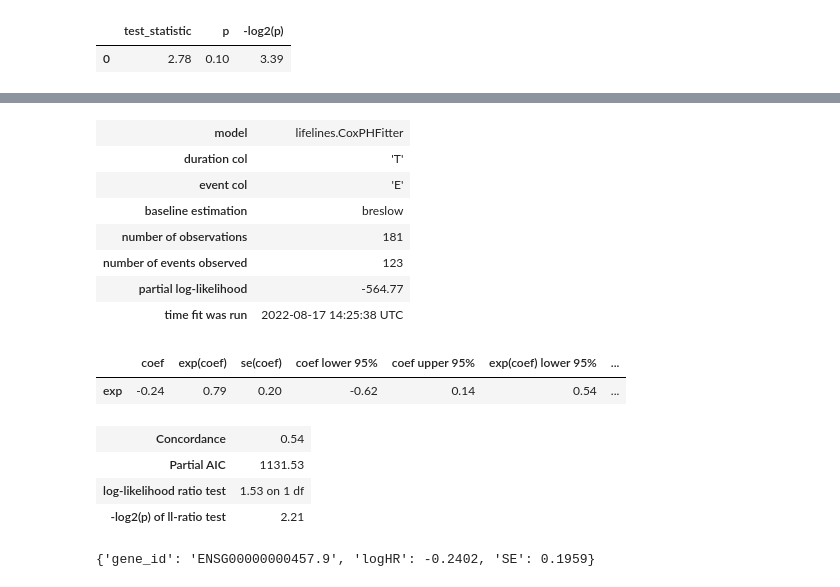
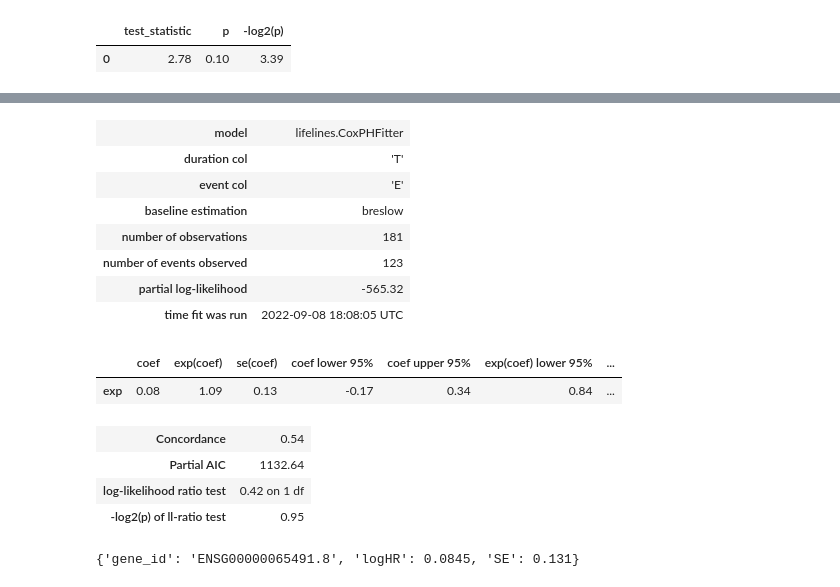
Before and after one commit to bhklab/icb_data_exploration_and_analysis, a Jupyter notebook: Code/Preliminary/Python/Preliminary-Analyses.ipynb, the cells around one changed output, grey strips where cells are left out. Cells and saved outputs as stored; diff of their text form; code cells hidden in the pictures.

```diff
--- a/Code/Preliminary/Python/Preliminary-Analyses.ipynb
+++ b/Code/Preliminary/Python/Preliminary-Analyses.ipynb
@@ -125,7 +141,7 @@ The p-value = 0.2078 represents there is not a statistically significant associa
 y = dat_sample_subset["response"]
 x = dat_exp.transpose()
 
-x_subset = x.loc[:, "ENSG00000000457.9"]
+x_subset = x.loc[:, "ENSG00000065491.8"]
 
 df = pd.DataFrame({'x': x_subset,
         'y': dat_sample_subset["response"]}
@@ -230,35 +290,35 @@ The Cox p-value = 0.22 shows no statistically significant association.
 # %%
 df = pd.DataFrame({
-    'T': dat_sample_subset["t.os"],
-    'E': dat_sample_subset["os"],
+    'T': dat_sample_subset["survival_time_os"],
+    'E': dat_sample_subset["event_occurred_os"],
     'exp': x_subset,
 })
 
 cph = CoxPHFitter()
 cph_fit = cph.fit(df, duration_col = 'T', event_col= 'E')
 cph.print_summary()
 # %% [output]
 | model | lifelines.CoxPHFitter |
 | duration col | 'T' |
 | event col | 'E' |
 | baseline estimation | breslow |
 | number of observations | 181 |
 | number of events observed | 123 |
-| partial log-likelihood | -564.77 |
-| time fit was run | 2022-08-17 14:25:38 UTC |
+| partial log-likelihood | -565.32 |
+| time fit was run | 2022-09-08 18:08:05 UTC |
 |  | coef | exp(coef) | se(coef) | coef lower 95% | coef upper 95% | exp(coef) lower 95% | ... |
-| exp | -0.24 | 0.79 | 0.20 | -0.62 | 0.14 | 0.54 | ... |
+| exp | 0.08 | 1.09 | 0.13 | -0.17 | 0.34 | 0.84 | ... |
 | Concordance | 0.54 |
-| Partial AIC | 1131.53 |
-| log-likelihood ratio test | 1.53 on 1 df |
-| -log2(p) of ll-ratio test | 2.21 |
+| Partial AIC | 1132.64 |
+| log-likelihood ratio test | 0.42 on 1 df |
+| -log2(p) of ll-ratio test | 0.95 |
 # %%
 res_df = {
-             "gene_id": "ENSG00000000457.9",
+             "gene_id": "ENSG00000065491.8",
              "logHR":round(cph.params_["exp"], 4),
-             "SE" : round(cph.standard_errors_["exp"], 4),
+             "SE" : round(cph.standard_errors_["exp"], 4)
                        }
 
 res_df
 # %% [output]
-{'gene_id': 'ENSG00000000457.9', 'logHR': -0.2402, 'SE': 0.1959}
+{'gene_id': 'ENSG00000065491.8', 'logHR': 0.0845, 'SE': 0.131}
```
Also changed, not shown: parts of 16 cells of this notebook, 10 other files.
